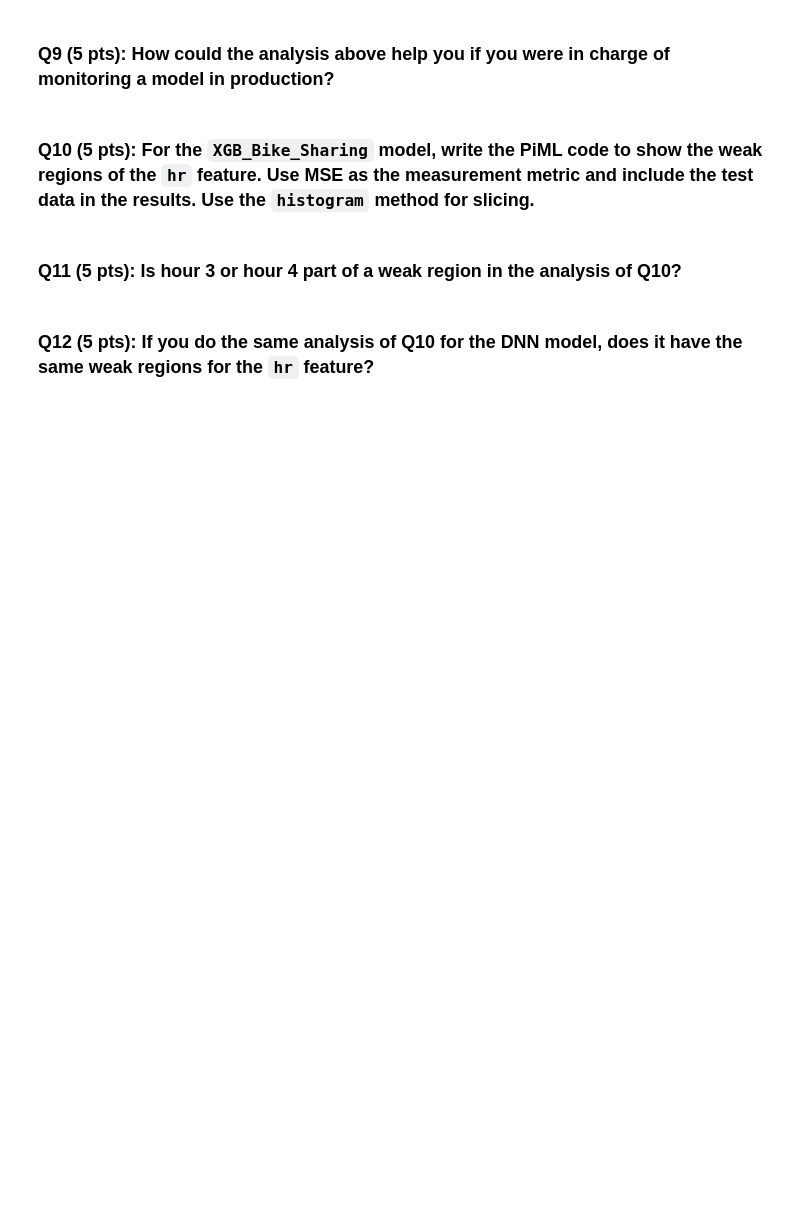
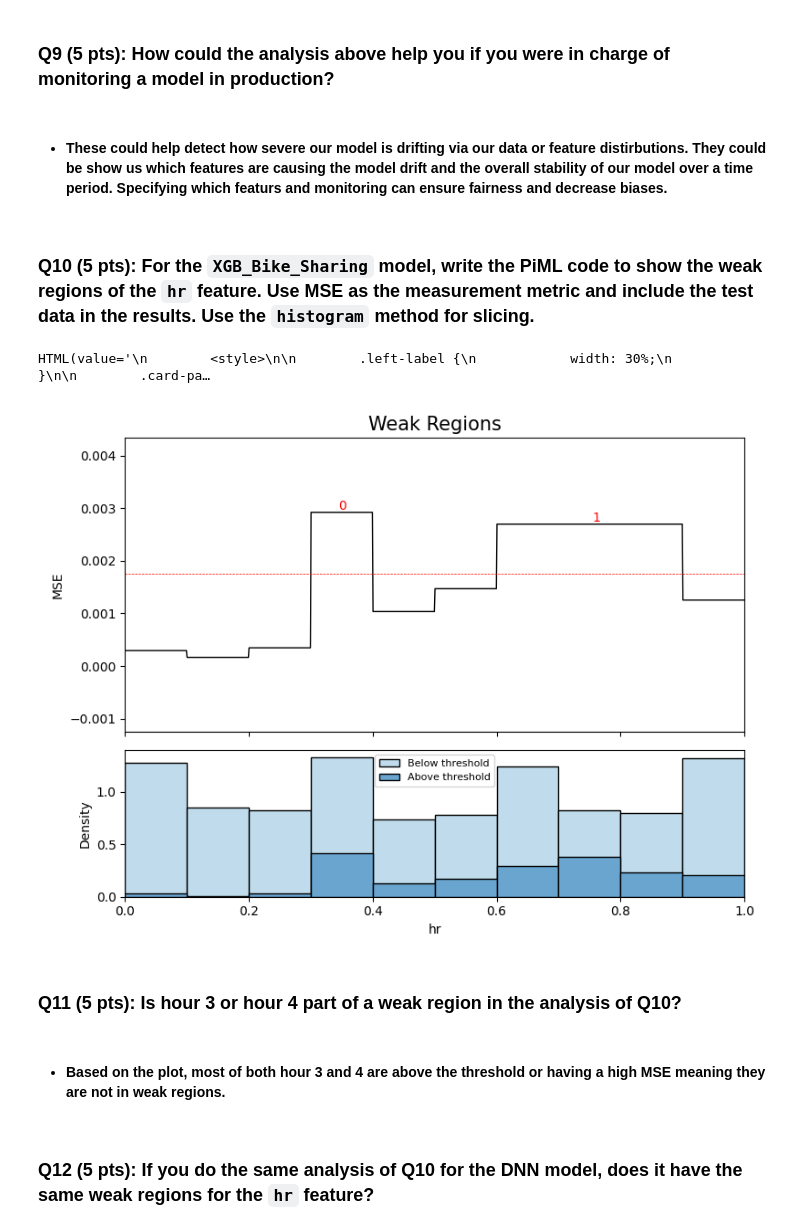
Before and after one commit to EviIius/DSBA6010, a Jupyter notebook: HW4/model_diagnostics_and_prediction_uncertainty_v02.ipynb, the cells around one changed output. Saved outputs shown, nothing was run; the diff lists cells and outputs as text; code cells hidden in the pictures; blank space fills up the shorter version.

```diff
--- a/HW4/model_diagnostics_and_prediction_uncertainty_v02.ipynb
+++ b/HW4/model_diagnostics_and_prediction_uncertainty_v02.ipynb
@@ -118,8 +122,17 @@ HTML(value='\n        <style>\n\n        .left-label {\n            width: 30%;\
 # %% [markdown]
 ### Q9 (5 pts): How could the analysis above help you if you were in charge of monitoring a model in production?
+# %% [markdown]
+- #### These could help detect how severe our model is drifting via our data or feature distirbutions. They could be show us which features are causing the model drift and the overall stability of our model over a time period. Specifying which featurs and monitoring can ensure fairness and decrease biases.
 # %% [markdown]
 ### Q10 (5 pts): For the `XGB_Bike_Sharing` model, write the PiML code to show the weak regions of the `hr` feature.  Use MSE as the measurement metric and include the test data in the results.  Use the `histogram` method for slicing.
+# %%
+exp_bike_sharing.model_diagnose(model="XGB_Bike_Sharing", show="weakspot", slice_method="histogram", slice_features=["hr"], metric="MSE", use_test=True)
+# %% [output]
+HTML(value='\n        <style>\n\n        .left-label {\n            width: 30%;\n        }\n\n        .card-pa…
+[figure, added]
 # %% [markdown]
 ### Q11 (5 pts): Is hour 3 or hour 4 part of a weak region in the analysis of Q10?
+# %% [markdown]
+- #### Based on the plot, most of both hour 3 and 4 are above the threshold or having a high MSE meaning they are not in weak regions.
 # %% [markdown]
 ### Q12 (5 pts): If you do the same analysis of Q10 for the DNN model, does it have the same weak regions for the `hr` feature?
```
Also changed, not shown: parts of 7 cells of this notebook.
